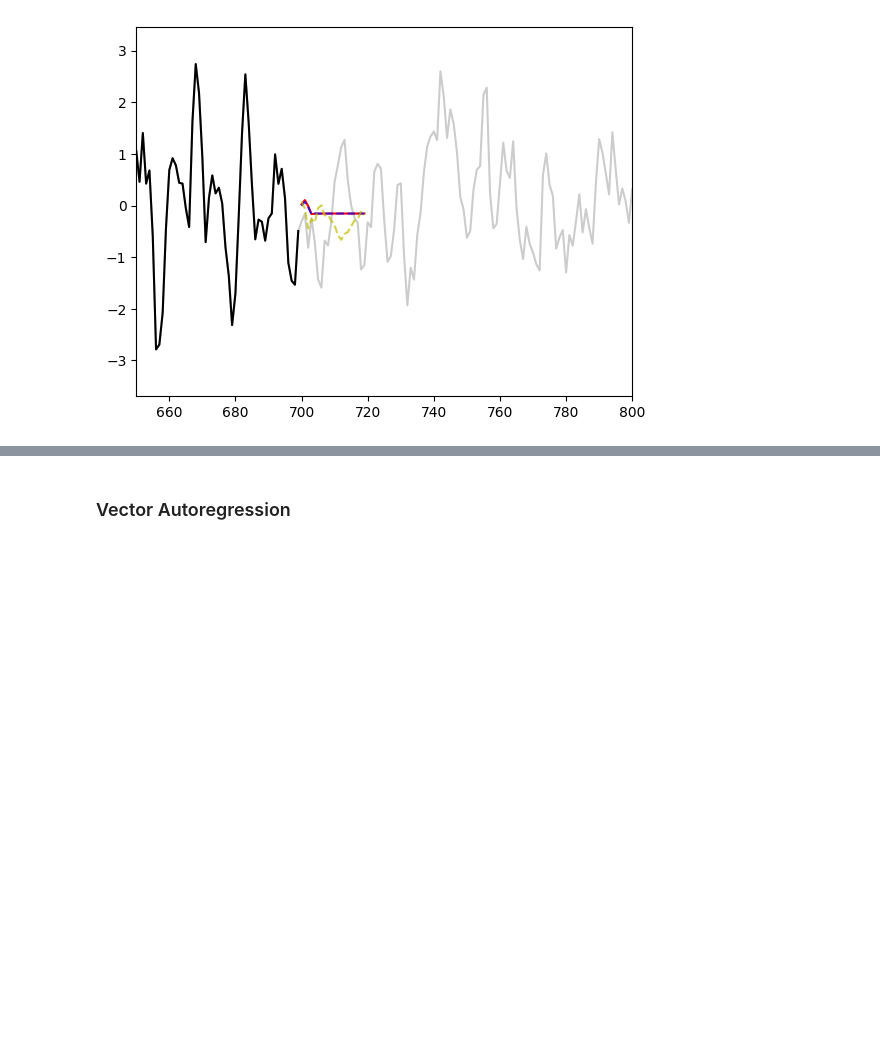
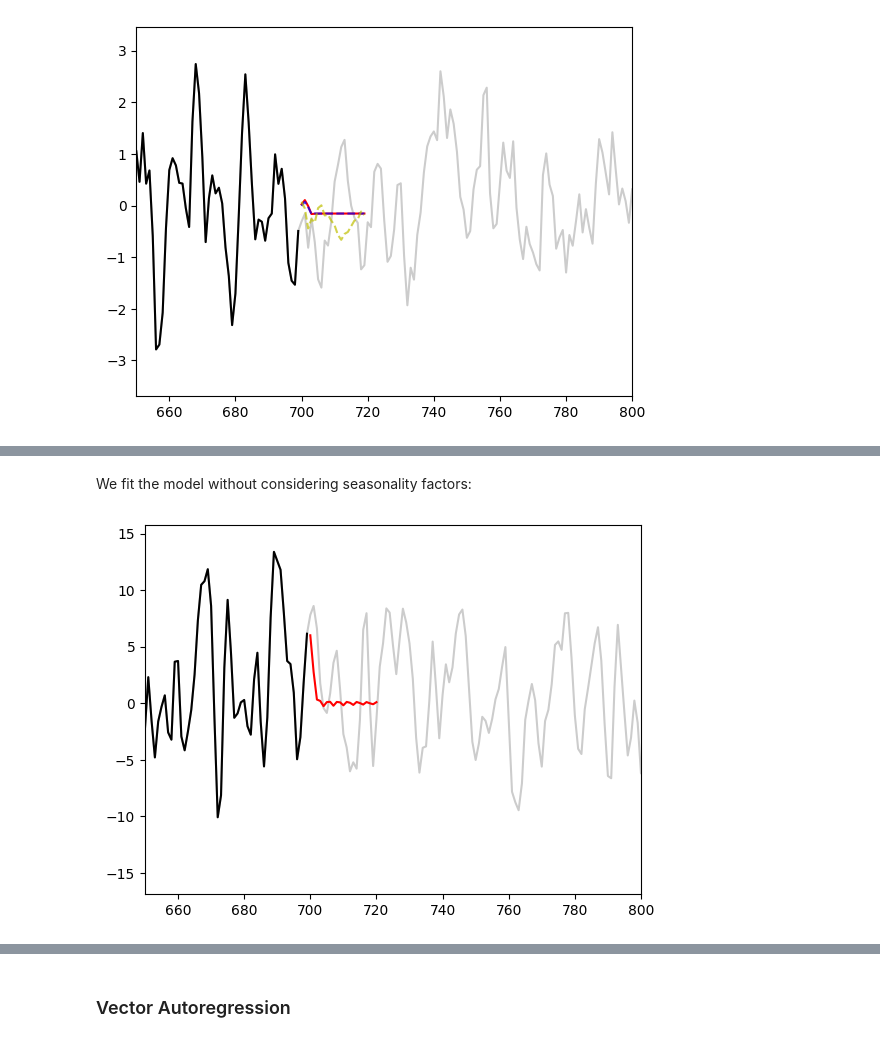
Before and after one commit to santosmv/Learning-machine-learning, a Jupyter notebook: Time-Series/statistical_models.ipynb, the cells around one changed output, grey strips where cells are left out. Drawn from its saved outputs; the diff is of its cells as text; code cells hidden in the pictures; blank space fills up the shorter version.

```diff
--- a/Time-Series/statistical_models.ipynb
+++ b/Time-Series/statistical_models.ipynb
@@ -532,0 +586,19 @@ plt.show()
+# %% [markdown]
+We fit the model without considering seasonality factors:
+# %%
+model_sarimax = SARIMAX(y_train, order=optimal_order)
+result = model_sarimax.fit(disp=False)
+
+initial_step = 700
+steps_test = 20
+X_test = np.arange(initial_step, initial_step + steps_test + 1)
+
+y_pred_sarimax = result.predict(start=initial_step, end=initial_step+steps_test, dynamic=True)
+
+sn.lineplot(y, c='k', alpha=0.2)
+sn.lineplot(y_train, c='k', alpha=1)
+sn.lineplot(x=X_test, y=y_pred_sarimax, c='r', alpha=1)
+plt.xlim(initial_step-50,initial_step+100)
+plt.show()
+# %% [output]
+[figure, added]
```
Also changed, not shown: parts of 9 cells of this notebook, 1 other file.
